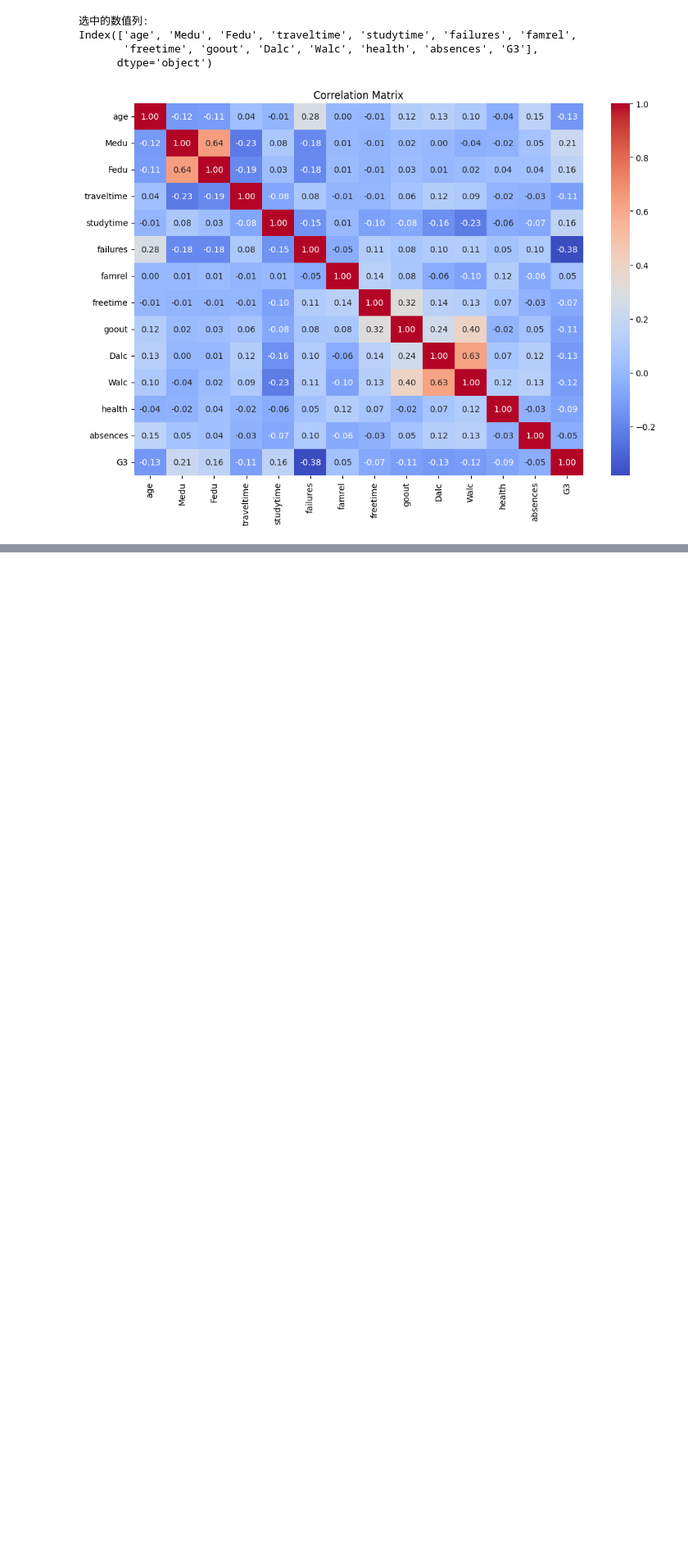
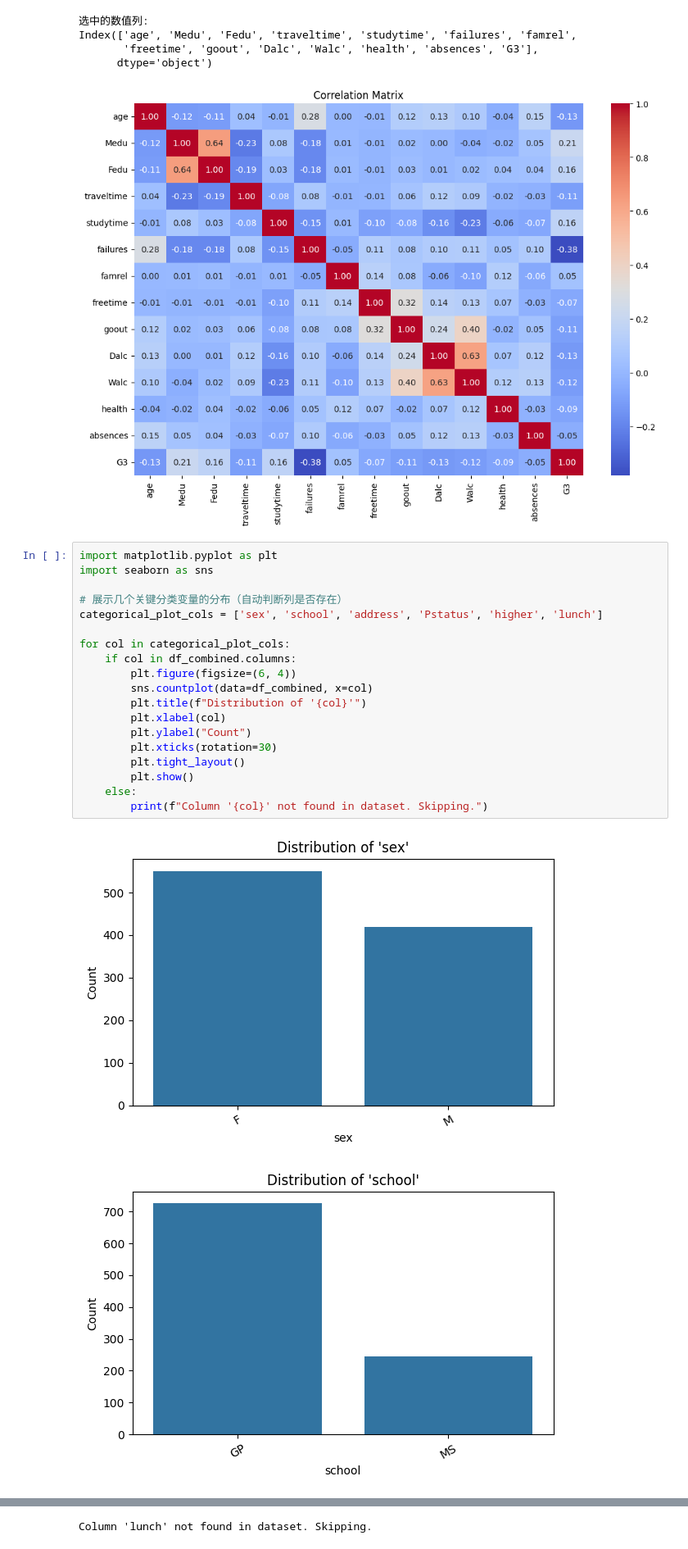
Before and after one commit to ChenQimu/tpu_8EM41_ML_course, a Jupyter notebook: 10/data/scripts/eda_analysis.ipynb, the cells around one changed output, grey strips where cells are left out. Shown at 82% size. Cells and saved outputs as stored; diff of their text form; blank space fills up the shorter version.

```diff
--- a/10/data/scripts/eda_analysis.ipynb
+++ b/10/data/scripts/eda_analysis.ipynb
@@ -107,3 +139,25 @@ Index(['age', 'Medu', 'Fedu', 'traveltime', 'studytime', 'failures', 'famrel',
        'freetime', 'goout', 'Dalc', 'Walc', 'health', 'absences', 'G3'],
       dtype='object')
 [figure]
+# %%
+import matplotlib.pyplot as plt
+import seaborn as sns
+
+# 展示几个关键分类变量的分布（自动判断列是否存在）
+categorical_plot_cols = ['sex', 'school', 'address', 'Pstatus', 'higher', 'lunch']
+
+for col in categorical_plot_cols:
+    if col in df_combined.columns:
+        plt.figure(figsize=(6, 4))
+        sns.countplot(data=df_combined, x=col)
+        plt.title(f"Distribution of '{col}'")
+        plt.xlabel(col)
+        plt.ylabel("Count")
+        plt.xticks(rotation=30)
+        plt.tight_layout()
+        plt.show()
+    else:
+        print(f"Column '{col}' not found in dataset. Skipping.")
+# %% [output]
+[figure, added]
+[figure, added]
@@ -110,3 +167,4 @@ Index(['age', 'Medu', 'Fedu', 'traveltime', 'studytime', 'failures', 'famrel',
+Column 'lunch' not found in dataset. Skipping.
 # %%
 # 绘制 failures 和 G3 之间的箱线图
 plt.figure(figsize=(8,6))
```
Also changed, not shown: parts of 8 cells of this notebook, 36 other files.
